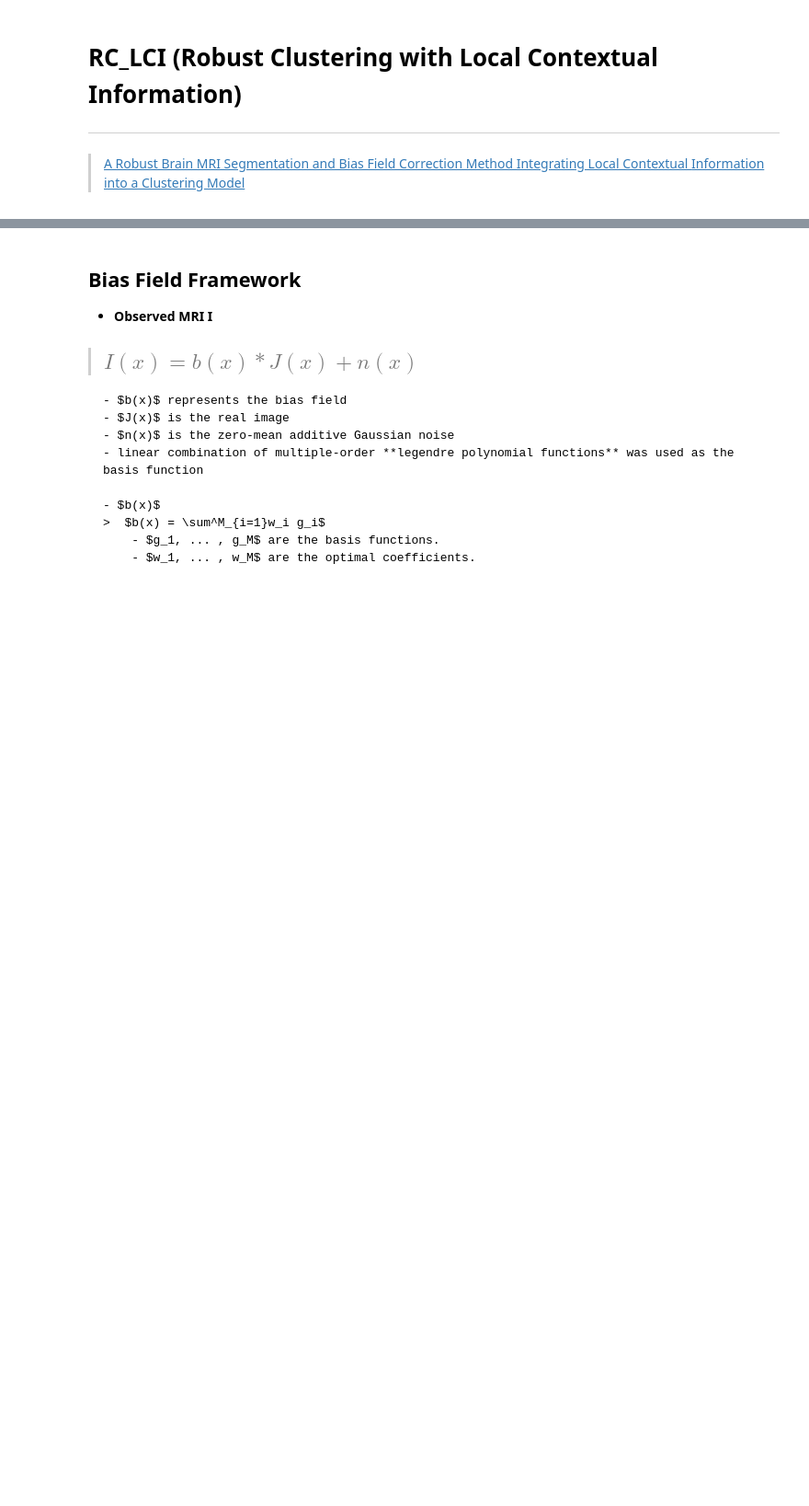
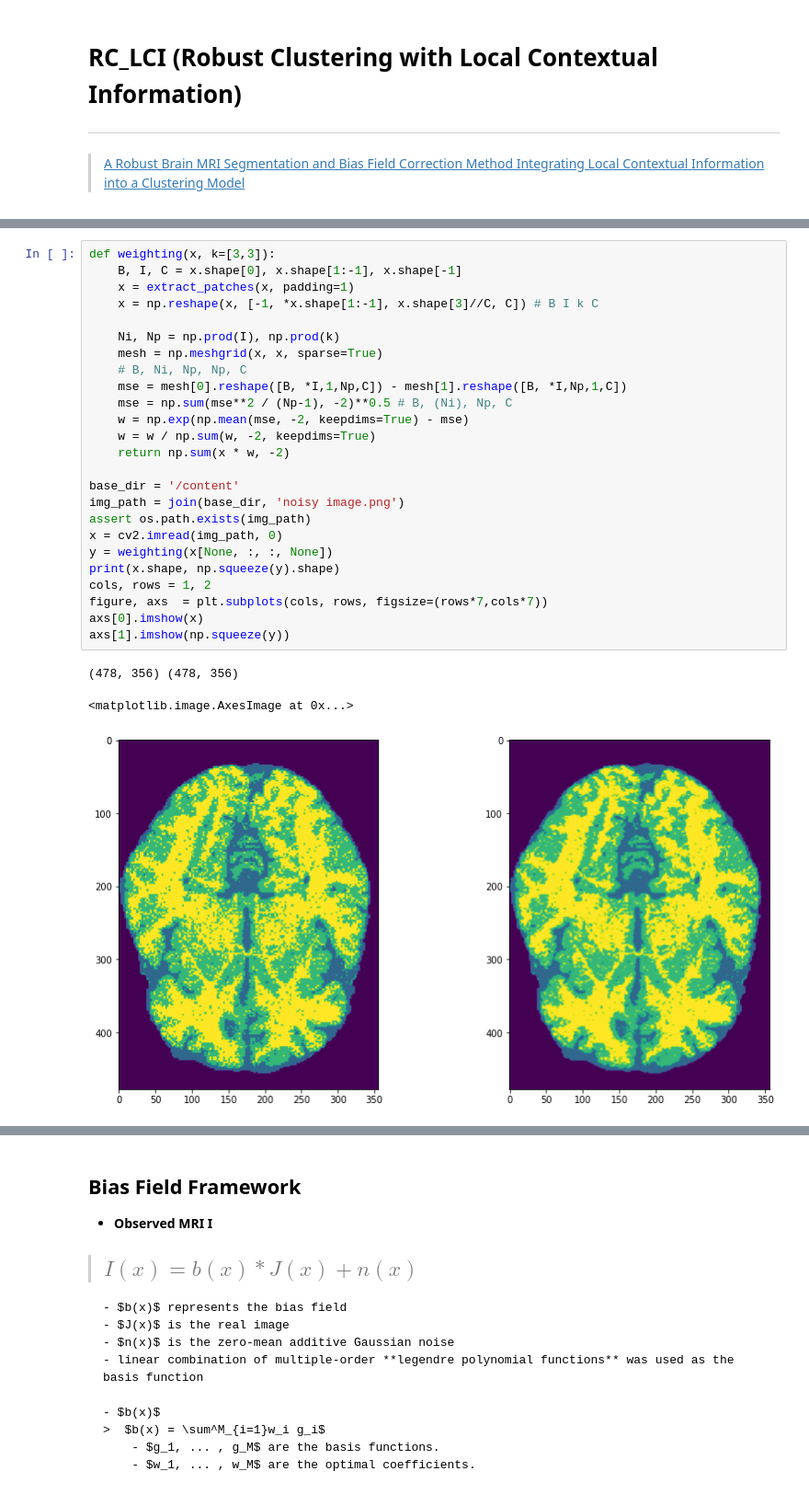
Before and after one commit to Elrn/preprocessing, a Jupyter notebook: Clustering.ipynb, the cells around one changed output, grey strips where cells are left out. Shown: that part at 92% size. Drawn from its saved outputs; the diff is of its cells as text; blank space fills up the shorter version.

Commit message:
Update weighting scheme

```diff
--- a/Clustering.ipynb
+++ b/Clustering.ipynb
@@ -561,4 +557,33 @@ Information into a Clustering Model](https://www.mdpi.com/2076-3417/9/7/1332)
 
 - **Image updated according to simiar pixels in the neighborhood and corresponding weights**
 > ## $I_w(x) = \sum_{y∈N_x}I_y *γ_{xy}$
+# %%
+def weighting(x, k=[3,3]):
+    B, I, C = x.shape[0], x.shape[1:-1], x.shape[-1]
+    x = extract_patches(x, padding=1)
+    x = np.reshape(x, [-1, *x.shape[1:-1], x.shape[3]//C, C]) # B I k C
+
+    Ni, Np = np.prod(I), np.prod(k)
+    mesh = np.meshgrid(x, x, sparse=True)
+    # B, Ni, Np, Np, C
+    mse = mesh[0].reshape([B, *I,1,Np,C]) - mesh[1].reshape([B, *I,Np,1,C])
+    mse = np.sum(mse**2 / (Np-1), -2)**0.5 # B, (Ni), Np, C
+    w = np.exp(np.mean(mse, -2, keepdims=True) - mse)
+    w = w / np.sum(w, -2, keepdims=True)
+    return np.sum(x * w, -2)
+
+base_dir = '/content'
+img_path = join(base_dir, 'noisy image.png')
+assert os.path.exists(img_path)
+x = cv2.imread(img_path, 0)
+y = weighting(x[None, :, :, None])
+print(x.shape, np.squeeze(y).shape)
+cols, rows = 1, 2
+figure, axs  = plt.subplots(cols, rows, figsize=(rows*7,cols*7))
+axs[0].imshow(x)
+axs[1].imshow(np.squeeze(y))
+# %% [output]
+(478, 356) (478, 356)
+<matplotlib.image.AxesImage at 0x...>
+[figure, added]
 # %%
```
Also changed, not shown: parts of 12 cells of this notebook.
